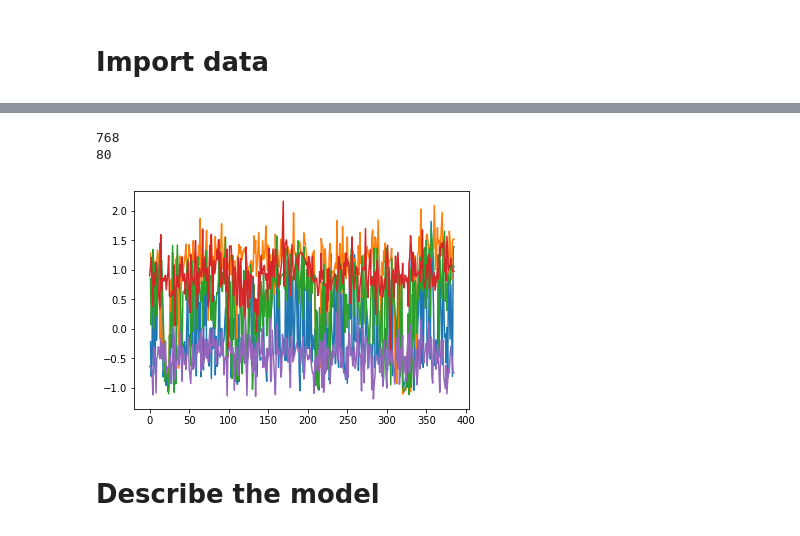
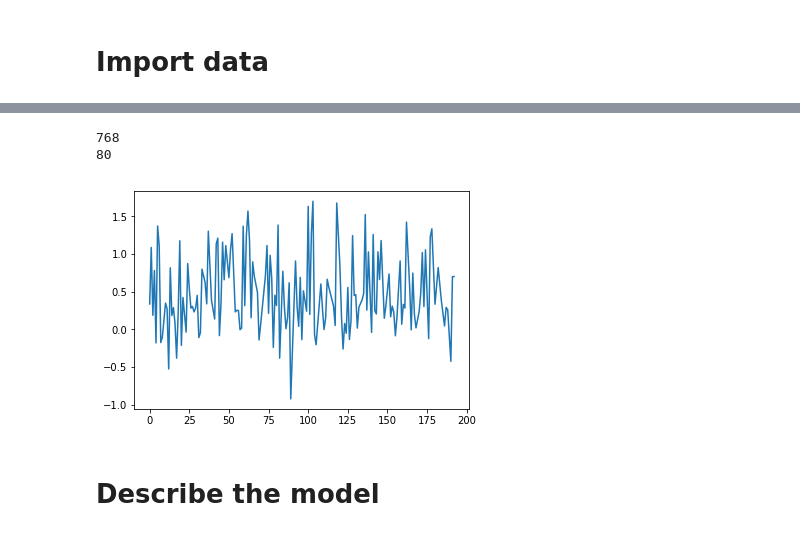
Before and after one commit to intelligenttrafficforecasting/busmodders, a Jupyter notebook: misc/Code_Ricard.ipynb, the cells around one changed output, grey strips where cells are left out. Cells and saved outputs as stored; diff of their text form; code cells hidden in the pictures.

```diff
--- a/misc/Code_Ricard.ipynb
+++ b/misc/Code_Ricard.ipynb
@@ -71,11 +68,11 @@ Test after interpolate:  31
 # %%
-plt.plot(test.values[:,9:14])
+plt.plot(test.values[:,79])
 print(12*(22-6)*4)
 print(train.shape[1])
 # %% [output]
 768
 80
-[figure, old version]
+[figure, new version]
 # %% [markdown]
 # Describe the model
 # %%
```
Also changed, not shown: parts of 7 cells of this notebook.
